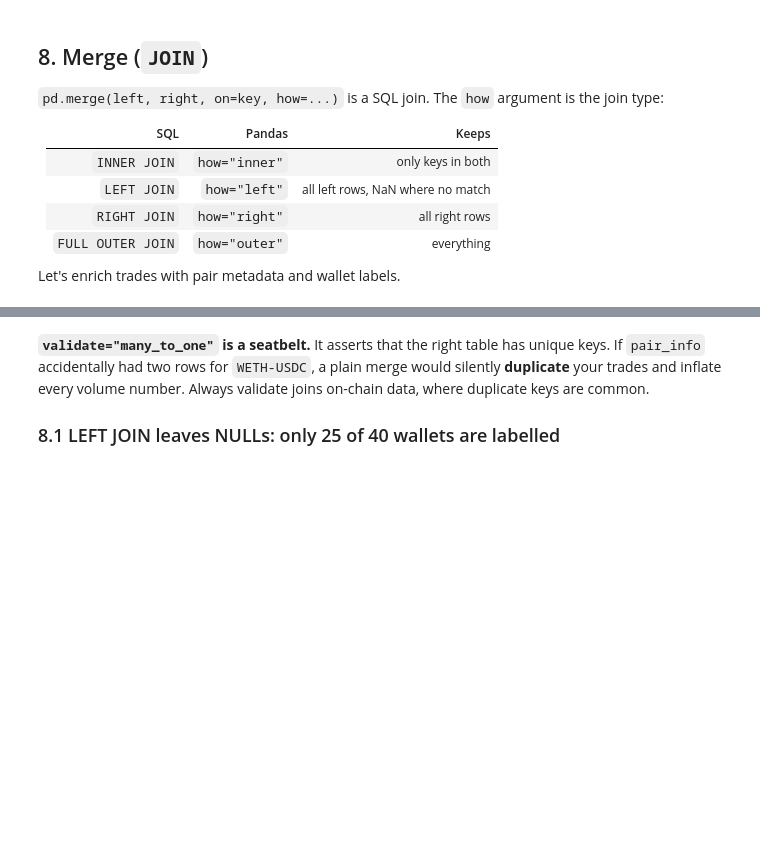
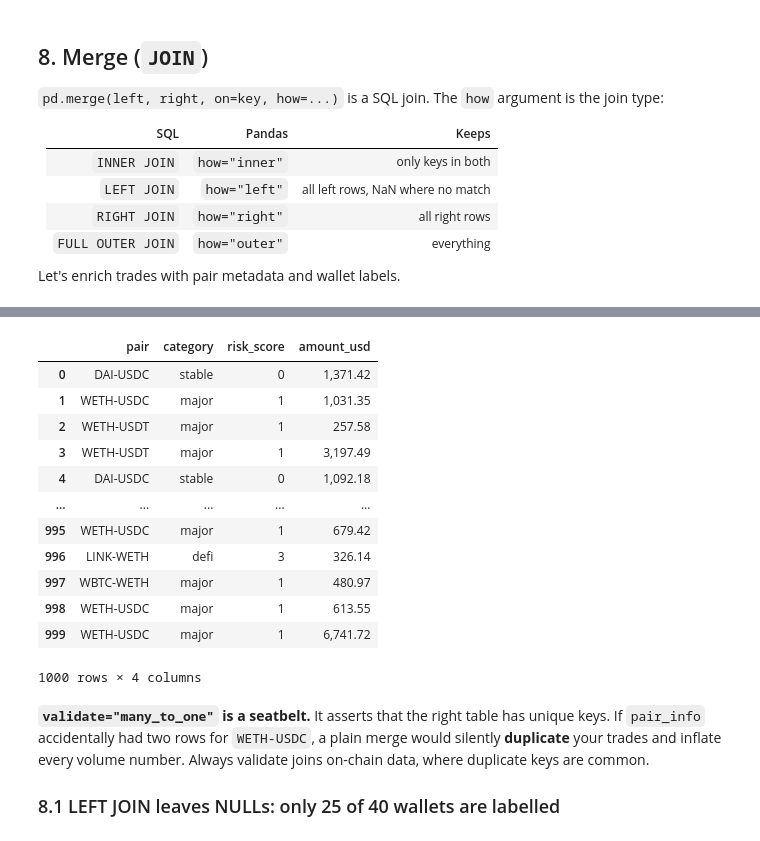
Before and after one commit to only1angelnath/python-for-blockchain-analytics, a Jupyter notebook: phase-2-python-for-data/week-08-pandas-numpy/lesson.ipynb, the cells around one changed output, grey strips where cells are left out. Drawn from its saved outputs; the diff is of its cells as text; code cells hidden in the pictures; blank space fills up the shorter version.

```diff
--- a/phase-2-python-for-data/week-08-pandas-numpy/lesson.ipynb
+++ b/phase-2-python-for-data/week-08-pandas-numpy/lesson.ipynb
@@ -465,7 +540,21 @@ pair_info
 # %%
 # LEFT JOIN pair_info ON trades.pair = pair_info.pair
 enriched = df.merge(pair_info, on="pair", how="left", validate="many_to_one")
-enriched[["pair", "category", "risk_score", "amount_usd"]].head()
+enriched[["pair", "category", "risk_score", "amount_usd"]]
+# %% [output]
+|  | pair | category | risk_score | amount_usd |
+| 0 | DAI-USDC | stable | 0 | 1,371.42 |
+| 1 | WETH-USDC | major | 1 | 1,031.35 |
+| 2 | WETH-USDT | major | 1 | 257.58 |
+| 3 | WETH-USDT | major | 1 | 3,197.49 |
+| 4 | DAI-USDC | stable | 0 | 1,092.18 |
+| ... | ... | ... | ... | ... |
+| 995 | WETH-USDC | major | 1 | 679.42 |
+| 996 | LINK-WETH | defi | 3 | 326.14 |
+| 997 | WBTC-WETH | major | 1 | 480.97 |
+| 998 | WETH-USDC | major | 1 | 613.55 |
+| 999 | WETH-USDC | major | 1 | 6,741.72 |
+1000 rows × 4 columns
 # %% [markdown]
 **`validate="many_to_one"` is a seatbelt.** It asserts that the right table has unique keys. If `pair_info` accidentally had two rows for `WETH-USDC`, a plain merge would silently **duplicate** your trades and inflate every volume number. Always validate joins on-chain data, where duplicate keys are common.
 
```
Also changed, not shown: parts of 27 cells of this notebook, 18 other files.
